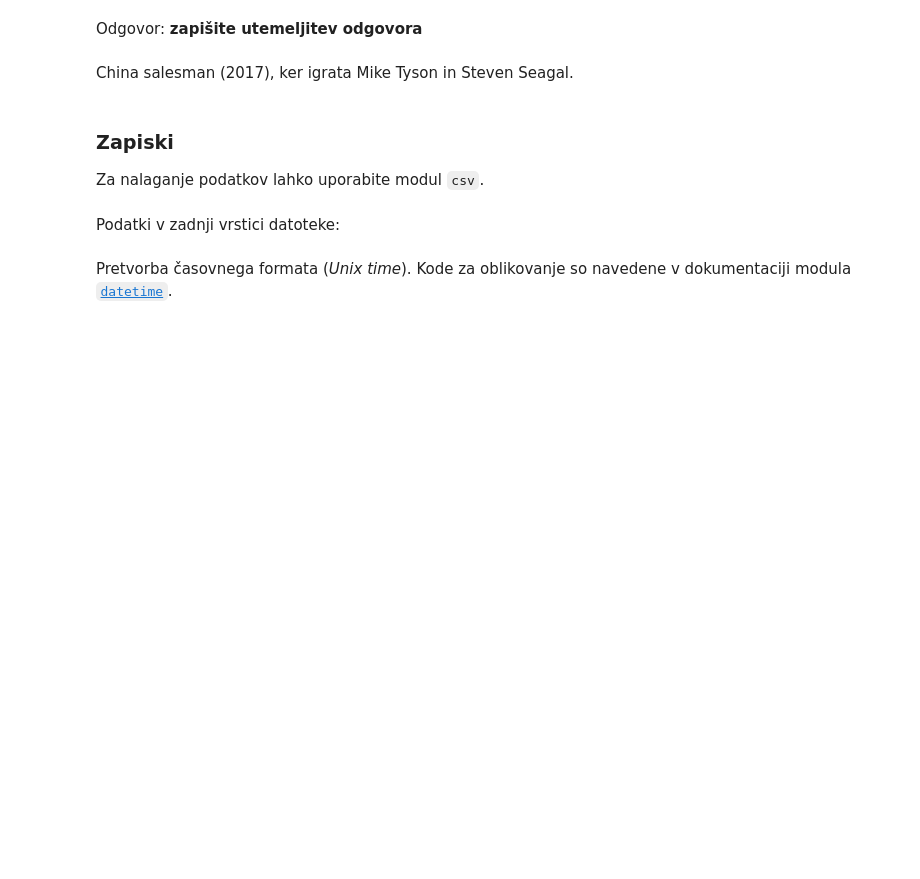
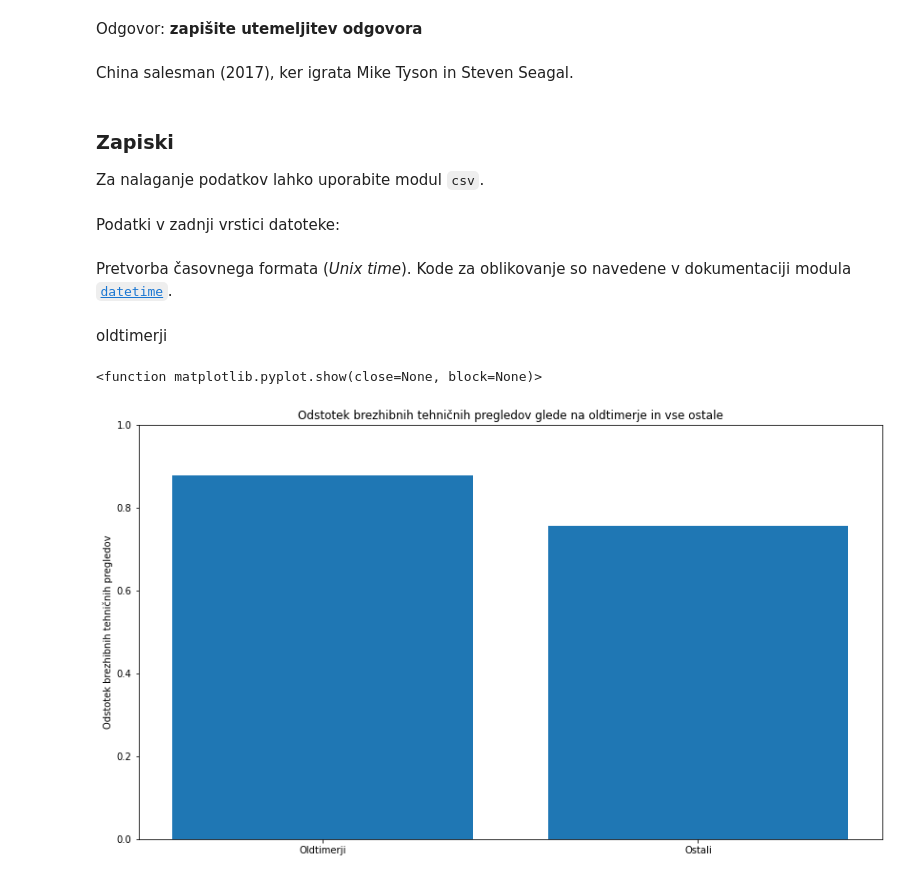
Before and after one commit to g-perovic/PR21gpnfmt, a Jupyter notebook: mt.ipynb, the cells around one changed output. Drawn from its saved outputs; the diff is of its cells as text; code cells hidden in the pictures; blank space fills up the shorter version.

```diff
--- a/n1-sl.ipynb
+++ b/mt.ipynb
@@ -321,3 +323,38 @@ from datetime import datetime
 t = 1217897793 # Unix-time
 ts = datetime.fromtimestamp(t).strftime('%Y-%m-%d %H:%M')
 ts
+# %% [markdown]
+oldtimerji
+# %%
+podatki["DATUM_PRVE_REGISTRACIJE"] = pd.to_datetime(podatki["DATUM_PRVE_REGISTRACIJE"], infer_datetime_format=True)
+podatki["DATUM_PRVE_REGISTRACIJE_SLO"] = pd.to_datetime(podatki["DATUM_PRVE_REGISTRACIJE_SLO"], infer_datetime_format=True)
+podatki["DATUM_PREGLEDA"] = pd.to_datetime(podatki["DATUM_PREGLEDA"], infer_datetime_format=True)
+
+podatki['diff_years'] = (podatki['DATUM_PREGLEDA'] - podatki['DATUM_PRVE_REGISTRACIJE']) / np.timedelta64(1, 'Y')
+
+oldtimerji = podatki[podatki["diff_years"] >= 30]
+
+oldtimerjiBrezhibni = max(oldtimerji[oldtimerji["TEHNICNI_PREGLED_STATUS"] == "brezhiben"].count())
+
+oldtimerjiOstali = max(oldtimerji.count() - oldtimerjiBrezhibni)
+
+procentOldtimerji = oldtimerjiBrezhibni/(oldtimerjiBrezhibni+oldtimerjiOstali)
+
+neOldtimerji = podatki[podatki["diff_years"] < 30]
+
+neOldtimerjiBrezhibni = max(neOldtimerji[neOldtimerji["TEHNICNI_PREGLED_STATUS"] == "brezhiben"].count())
+
+neOldtimerjiOstali = max(neOldtimerji.count() - neOldtimerjiBrezhibni)
+
+procentNeOldtimerji= neOldtimerjiBrezhibni/(neOldtimerjiBrezhibni+neOldtimerjiOstali)
+
+
+fig = plt.figure(figsize=(14,8))
+plt.bar(["Oldtimerji", "Ostali"], [procentOldtimerji, procentNeOldtimerji])
+plt.ylabel("Odstotek brezhibnih tehničnih pregledov")
+plt.title("Odstotek brezhibnih tehničnih pregledov glede na oldtimerje in vse ostale")
+plt.ylim(0,1)
+plt.show
+# %% [output]
+<function matplotlib.pyplot.show(close=None, block=None)>
+[figure, added]
```
Also changed, not shown: parts of 1 cell of this notebook, 4 other files.
